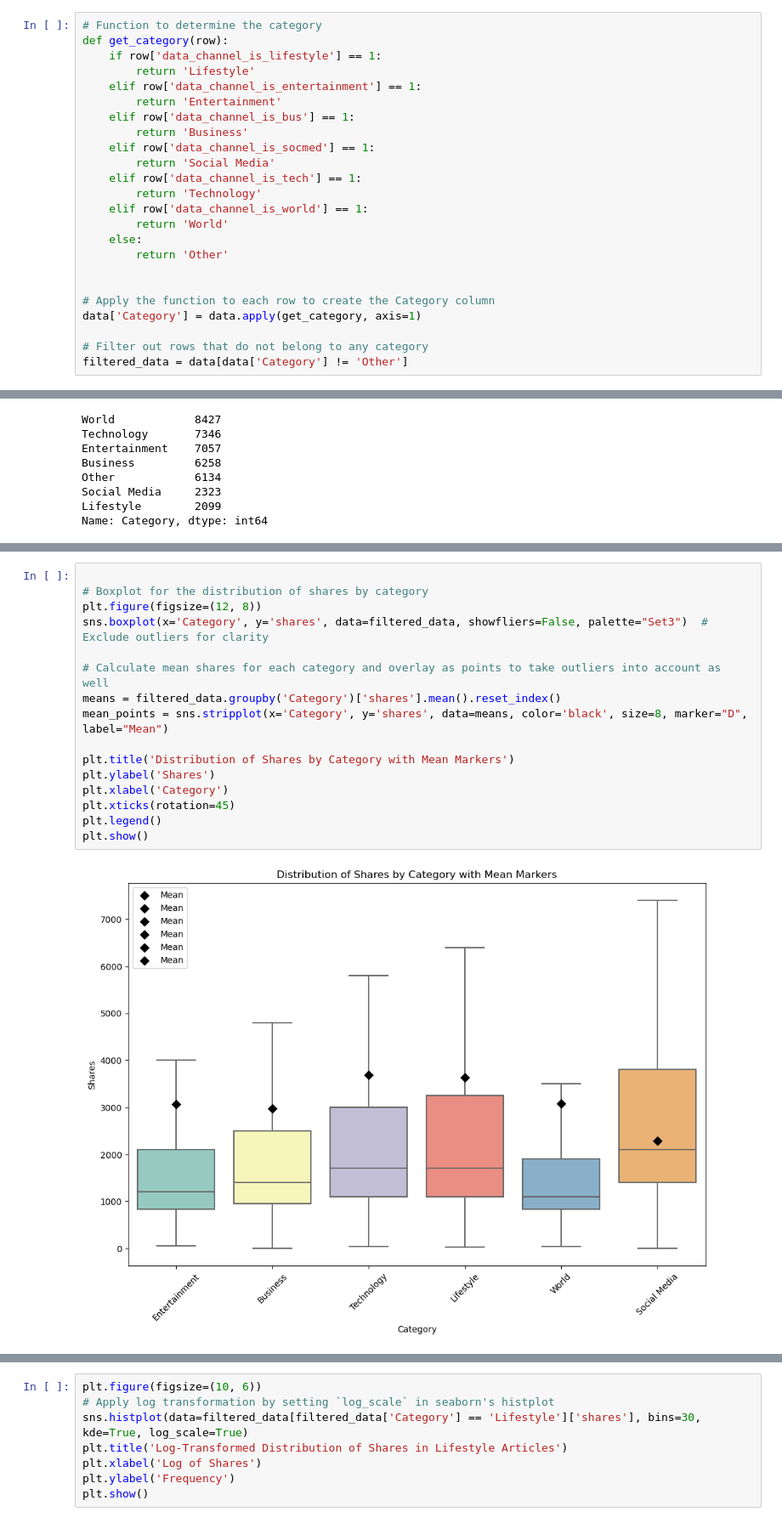
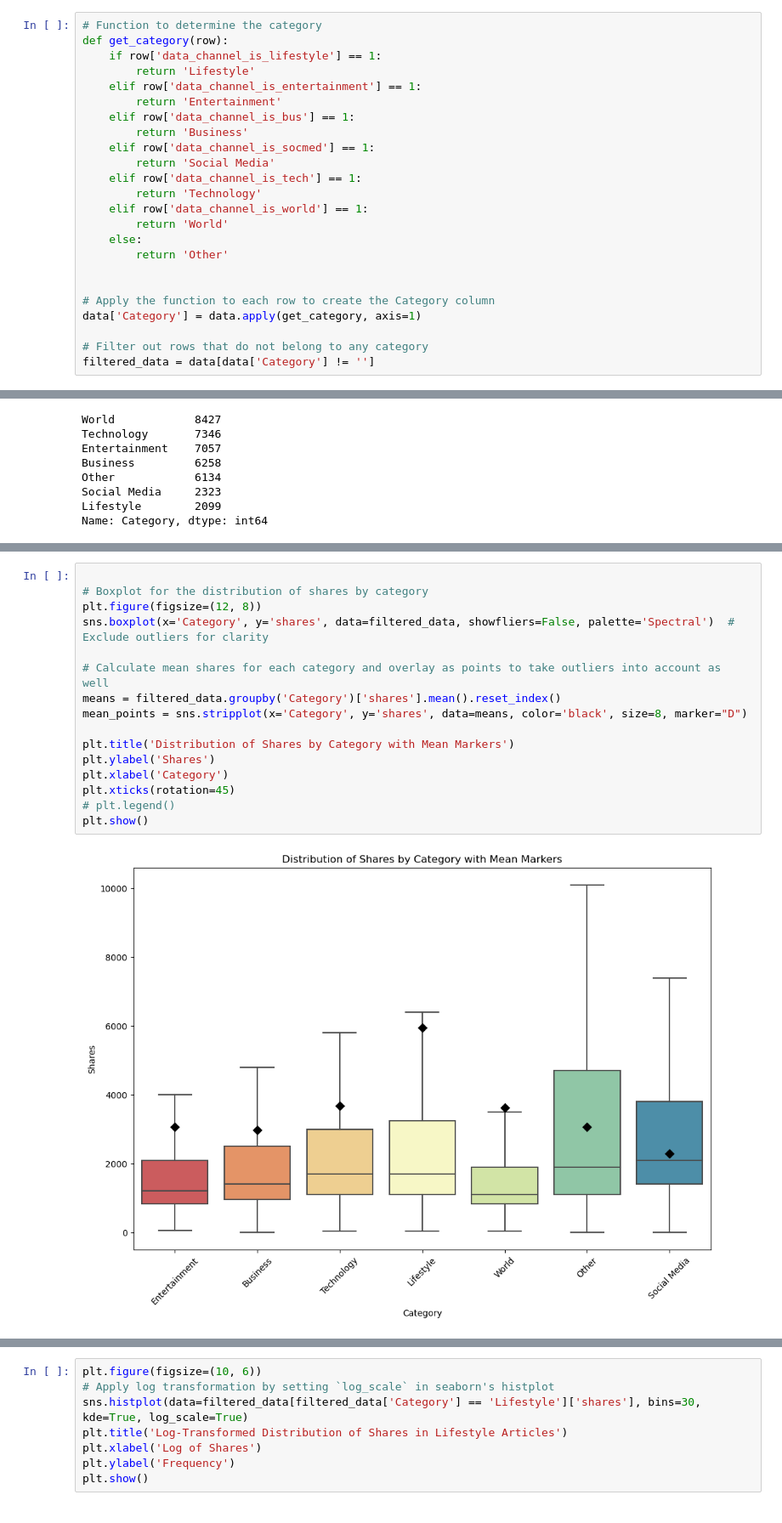
Before and after one commit to abhinavdv/Factors-Influencing-Online-News-Popularity, a Jupyter notebook: project-milestone-3-EDA/popular_channels.ipynb, the cells around one changed output, grey strips where cells are left out. Shown: that part at 85% size. Cells and saved outputs as stored; diff of their text form.

```diff
--- a/project-milestone-3-EDA/popular_channels.ipynb
+++ b/project-milestone-3-EDA/popular_channels.ipynb
@@ -44,7 +44,7 @@ def get_category(row):
 data['Category'] = data.apply(get_category, axis=1)
 
 # Filter out rows that do not belong to any category
-filtered_data = data[data['Category'] != 'Other']
+filtered_data = data[data['Category'] != '']
 # %%
 data['Category'].value_counts()
 # %% [output]
@@ -59,21 +70,21 @@ Name: Category, dtype: int64
 # %%
 
 # Boxplot for the distribution of shares by category
 plt.figure(figsize=(12, 8))
-sns.boxplot(x='Category', y='shares', data=filtered_data, showfliers=False, palette="Set3")  # Exclude outliers for clarity
+sns.boxplot(x='Category', y='shares', data=filtered_data, showfliers=False, palette='Spectral')  # Exclude outliers for clarity
 
 # Calculate mean shares for each category and overlay as points to take outliers into account as well
 means = filtered_data.groupby('Category')['shares'].mean().reset_index()
-mean_points = sns.stripplot(x='Category', y='shares', data=means, color='black', size=8, marker="D", label="Mean")
+mean_points = sns.stripplot(x='Category', y='shares', data=means, color='black', size=8, marker="D")
 
 plt.title('Distribution of Shares by Category with Mean Markers')
 plt.ylabel('Shares')
 plt.xlabel('Category')
 plt.xticks(rotation=45)
-plt.legend()
+# plt.legend()
 plt.show()
 # %% [output]
-[figure, old version]
+[figure, new version]
 # %%
 # Bar chart for average shares by category
 average_shares_by_category = filtered_data.groupby('Category')['shares'].mean().reset_index()
```
Also changed, not shown: parts of 3 cells of this notebook.
